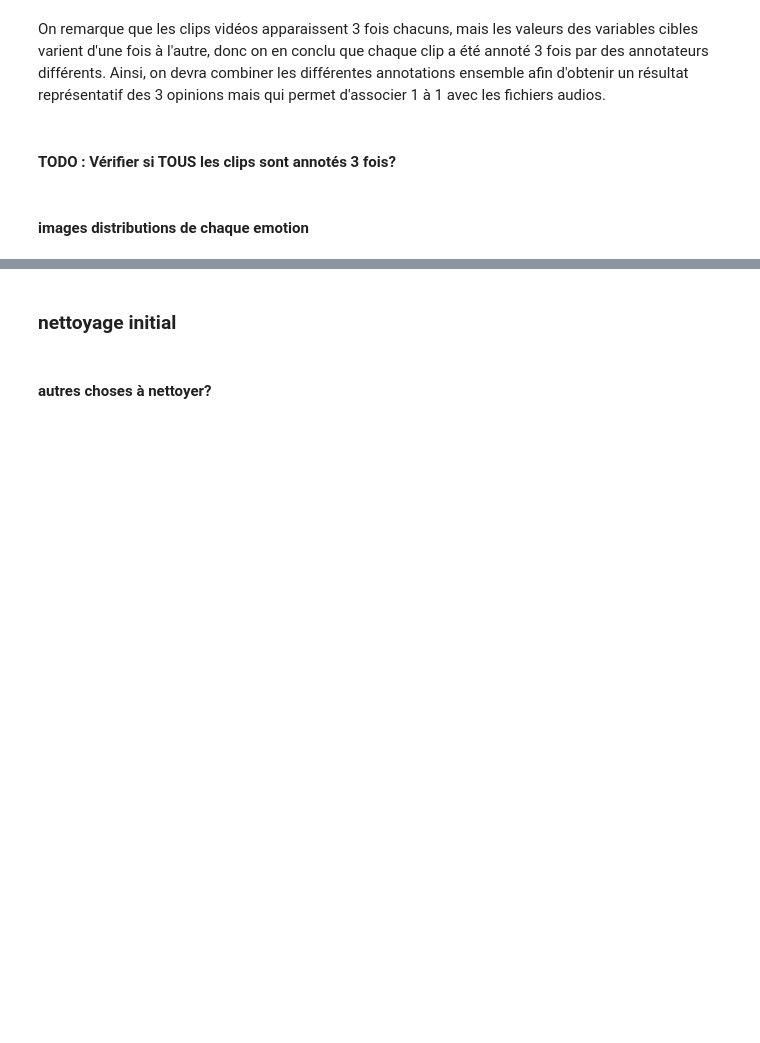
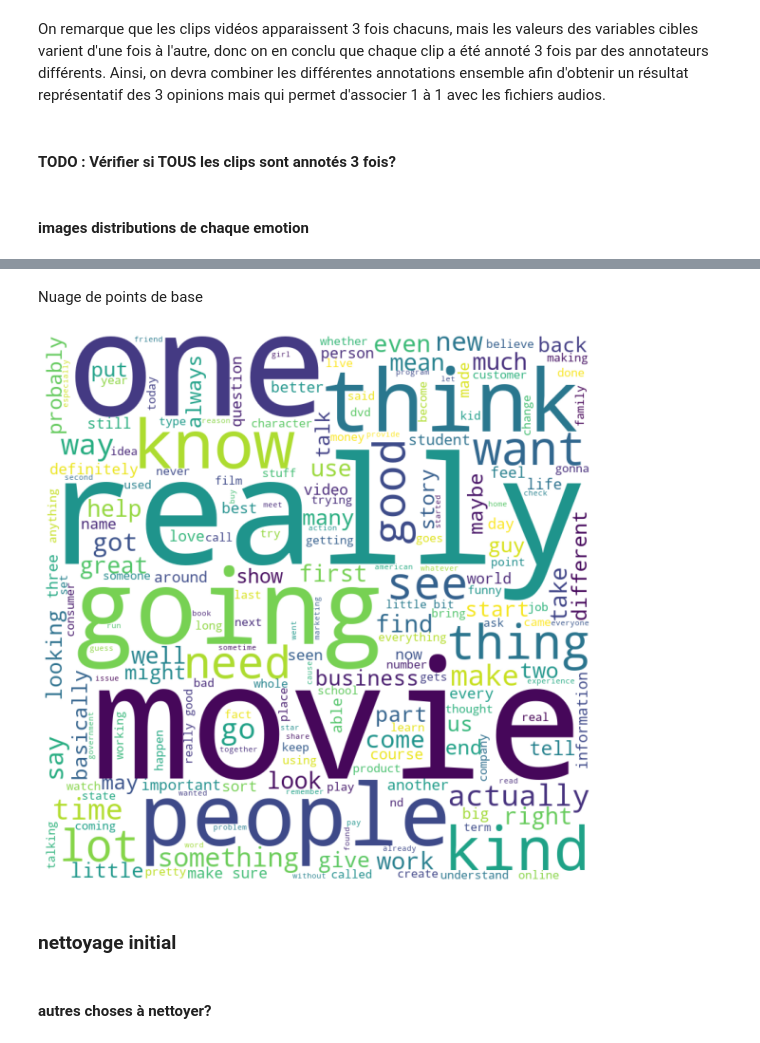
Before and after one commit to phgz/emotion, a Jupyter notebook: notebooks/text_cleaning.ipynb, the cells around one changed output, grey strips where cells are left out. Drawn from its saved outputs; the diff is of its cells as text; code cells hidden in the pictures; blank space fills up the shorter version.

```diff
--- a/notebooks/text_cleaning.ipynb
+++ b/notebooks/text_cleaning.ipynb
@@ -181,0 +226,21 @@ On remarque que les clips vidéos apparaissent 3 fois chacuns, mais les valeurs
+# %%
+def avg_count(l1:list):
+    word_count = 0
+    for e in l1:
+        word_count += len(e.split())
+    return int(word_count/len(l1))
+# %%
+df_text = pd.DataFrame((np.array(text_list, dtype= object)).reshape(-1))
+df_text.columns = ['raw_text']
+df_text['tokens'] = df_text['raw_text'].apply(lambda l : word_tokenize(' '.join(l)))
+
+df_text['lines'] = df_text['raw_text'].apply(lambda x : len(x))
+df_text['avg_count'] = df_text['raw_text'].apply(avg_count)
+df_text['word_count'] = df_text['tokens'].apply(len)
+df_text['raw_text'] = df_text['raw_text'].apply(lambda x : ' '.join(x))
+df_text['cleaned_text'] = df_text['raw_text'].apply(clean_stopwords_digits)
+
+
+
+
+#words_lengths = df_text['tokens'].apply(lambda array : list(map(len, array))).explode()
@@ -182,3 +288,22 @@ On remarque que les clips vidéos apparaissent 3 fois chacuns, mais les valeurs
+# %% [markdown]
+Nuage de points de base
+# %%
+vocab = ''
+
+for str in df_text['cleaned_text']:
+    vocab += str
+
+wordcloud = WordCloud(width = 800, height = 800,
+                background_color ='white',
+                min_font_size = 10).generate(vocab)
+
+plt.figure(figsize = (8, 8))
+plt.imshow(wordcloud)
+plt.axis("off")
+plt.tight_layout(pad = 0)
+plt.show()
+# %% [output]
+[figure, added]
 # %% [markdown]
 ### nettoyage initial
 # %%
```
Also changed, not shown: parts of 11 cells of this notebook.
